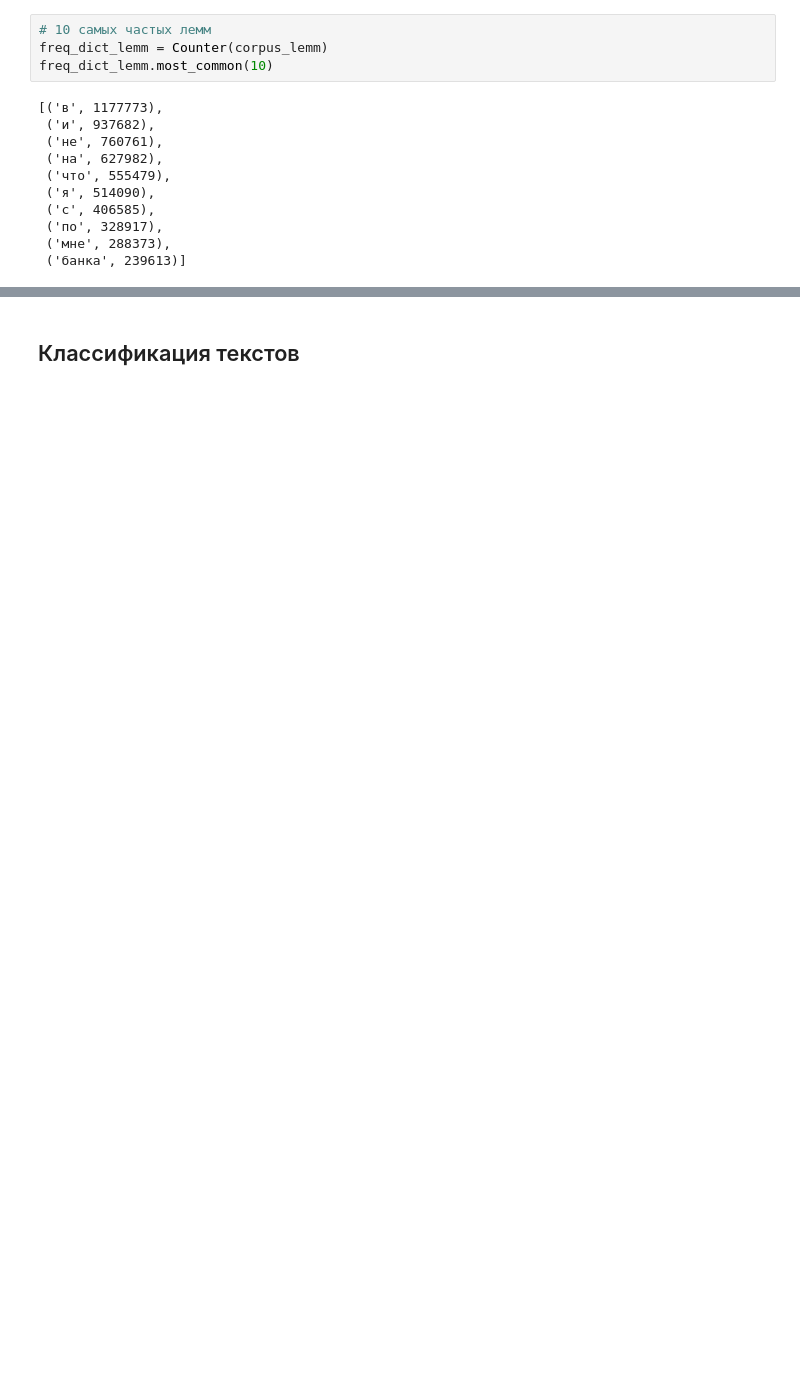
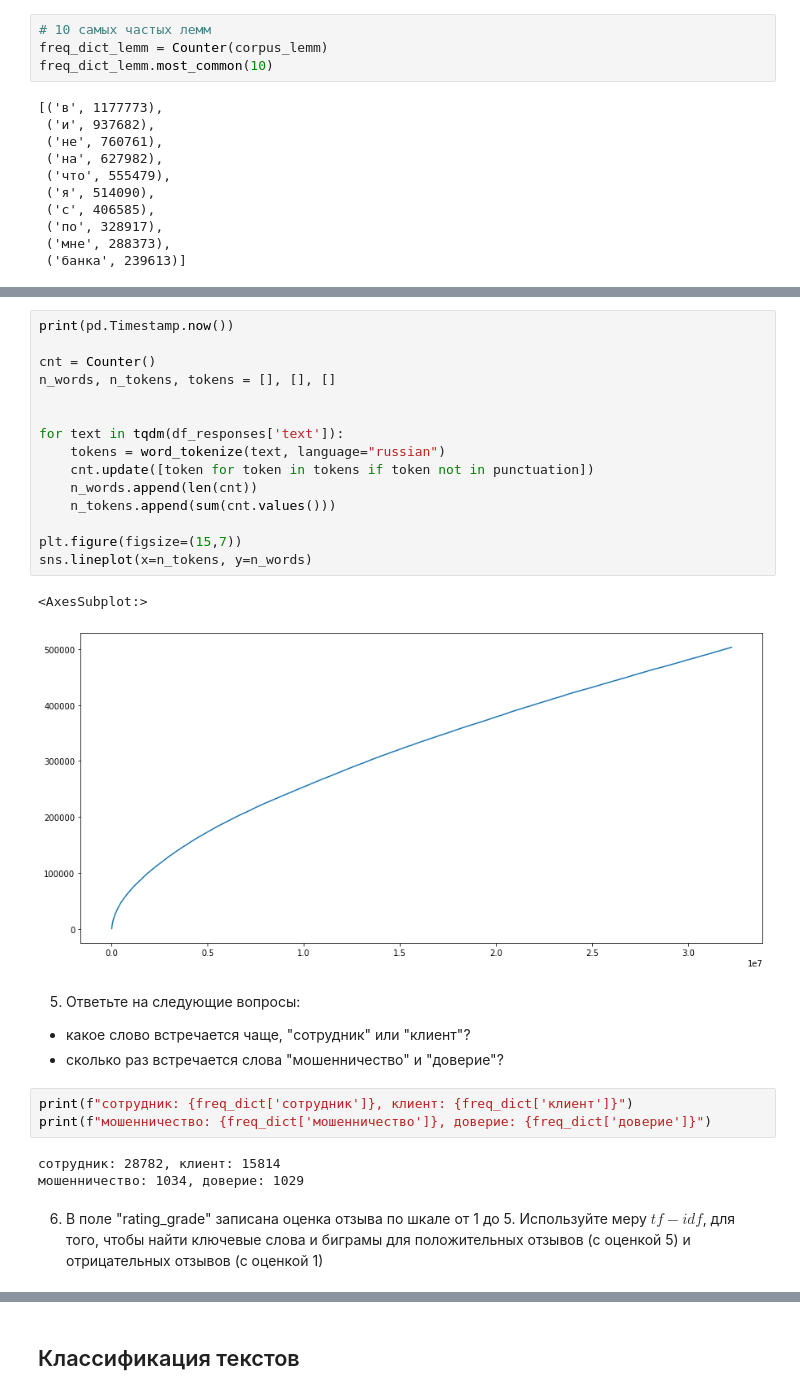
Before and after one commit to dimahl/Netology-dsu-5, a Jupyter notebook: NLP/nlp-homeworks-main/3_Thematic_modeling/Materials/NLP_DZ1_KhlupinD.ipynb, the cells around one changed output, grey strips where cells are left out. Cells and saved outputs as stored; diff of their text form; blank space fills up the shorter version.

```diff
--- a/NLP/nlp-homeworks-main/3_Thematic_modeling/Materials/NLP_DZ1_KhlupinD.ipynb
+++ b/NLP/nlp-homeworks-main/3_Thematic_modeling/Materials/NLP_DZ1_KhlupinD.ipynb
@@ -380,0 +392,30 @@ freq_dict_lemm.most_common(10)
+# %%
+print(pd.Timestamp.now())
+
+cnt = Counter()
+n_words, n_tokens, tokens = [], [], []
+
+
+for text in tqdm(df_responses['text']):
+    tokens = word_tokenize(text, language="russian")
+    cnt.update([token for token in tokens if token not in punctuation])
+    n_words.append(len(cnt))
+    n_tokens.append(sum(cnt.values()))
+
+plt.figure(figsize=(15,7))
+sns.lineplot(x=n_tokens, y=n_words)
+# %% [output]
+<AxesSubplot:>
+[figure, added]
+# %% [markdown]
+5. Ответьте на следующие вопросы:
+- какое слово встречается чаще, "сотрудник" или "клиент"?
+- сколько раз встречается слова "мошенничество" и "доверие"?
+# %%
+print(f"сотрудник: {freq_dict['сотрудник']}, клиент: {freq_dict['клиент']}")
+print(f"мошенничество: {freq_dict['мошенничество']}, доверие: {freq_dict['доверие']}")
+# %% [output]
+сотрудник: 28782, клиент: 15814
+мошенничество: 1034, доверие: 1029
+# %% [markdown]
+6. В поле "rating_grade" записана оценка отзыва по шкале от 1 до 5. Используйте меру $tf-idf$, для того, чтобы найти ключевые слова и биграмы для положительных отзывов (с оценкой 5) и отрицательных отзывов (с оценкой 1)
```
Also changed, not shown: parts of 16 cells of this notebook.
